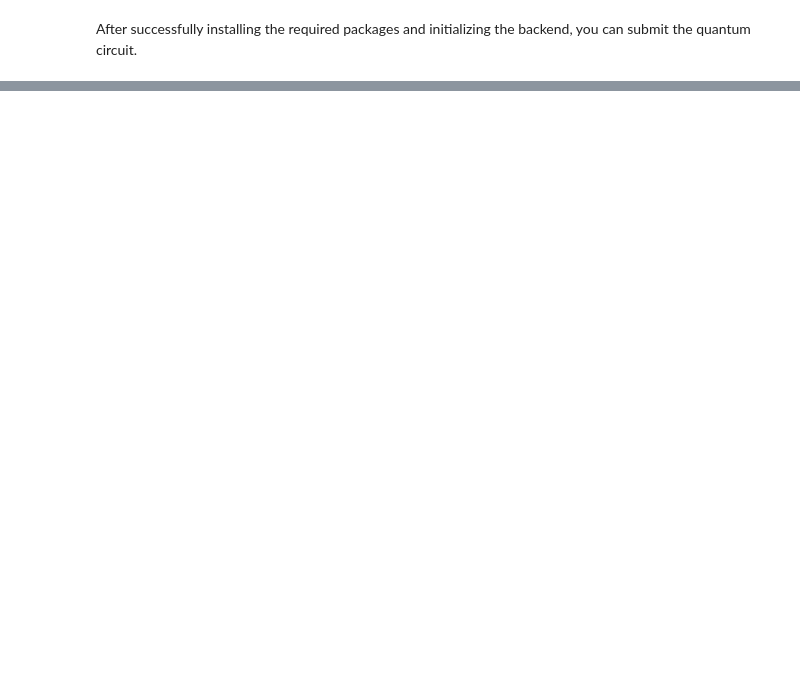
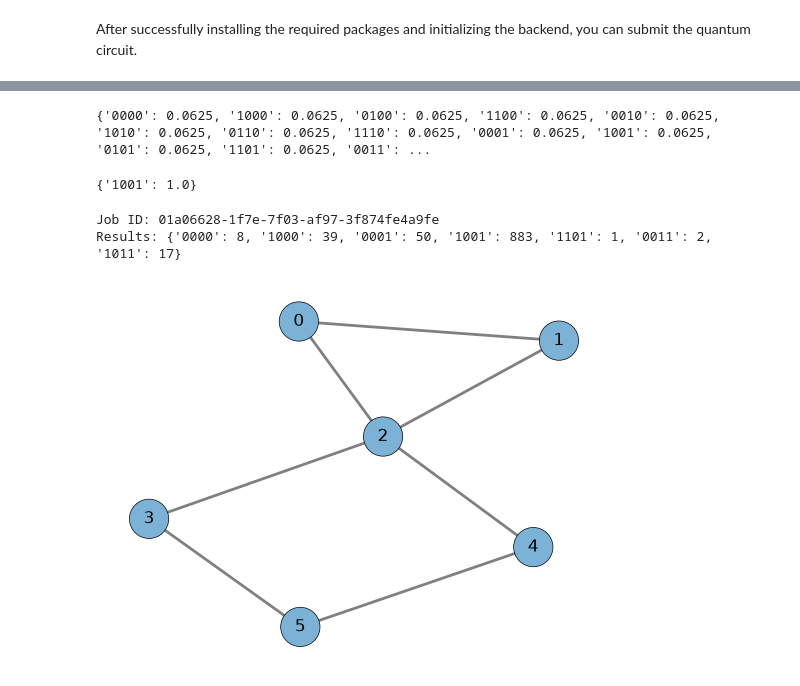
Before and after one commit to diiwik/2026-NVIDIA, a Jupyter notebook: IQM_Sirius/Qrisp.ipynb, the cells around one changed output, grey strips where cells are left out. Cells and saved outputs as stored; diff of their text form; code cells hidden in the pictures; blank space fills up the shorter version.

```diff
--- a/IQM_Sirius/Qrisp.ipynb
+++ b/IQM_Sirius/Qrisp.ipynb
@@ -110,0 +124,9 @@ For more learning material and tutorials, visit [IQM Academy](https://www.iqmaca
+# %%
+def initialize_and_Hadamard(length_of_secret_code):
+    inputs = QuantumVariable(length_of_secret_code)
+    h(inputs)
+    return inputs
+
+print(initialize_and_Hadamard(4))
+# %% [output]
+{'0000': 0.0625, '1000': 0.0625, '0100': 0.0625, '1100': 0.0625, '0010': 0.0625, '1010': 0.0625, '0110': 0.0625, '1110': 0.0625, '0001': 0.0625, '1001': 0.0625, '0101': 0.0625, '1101': 0.0625, '0011': ...
@@ -110,0 +144,31 @@ For more learning material and tutorials, visit [IQM Academy](https://www.iqmaca
+# %%
+def BernsteinVazirani(secret_code):
+    length_of_secret_code = len(secret_code)
+    qubits = initialize_and_Hadamard(length_of_secret_code)
+    oracle(qubits, secret_code)
+    final_Hadamards(qubits)
+    measure(qubits)
+    return qubits
+
+secret_code = '1001'
+inputs = BernsteinVazirani(secret_code)
+print(inputs)
+# %% [output]
+{'1001': 1.0}
+# %%
+circuit = inputs.qs.compile()
+job = iqm_device.run_async(circuit)
+print(f"Job ID: {job.job_id}")
+print(f"Results: {job.result().get_counts()}")
+# %% [output]
+Job ID: 01a06628-1f7e-7f03-af97-3f874fe4a9fe
+Results: {'0000': 8, '1000': 39, '0001': 50, '1001': 883, '1101': 1, '0011': 2, '1011': 17}
+# %%
+G = nx.Graph()
+graph_edges = [[0,1],[0,2],[1,2],[2,3],[2,4],[3,5],[4,5]]
+G.add_edges_from(graph_edges)
+
+MaxCut_instance = MaxCutInstance(G)
+MaxCut_instance.draw_problem()
+# %% [output]
+[figure, added]
```
Also changed, not shown: parts of 46 cells of this notebook.
